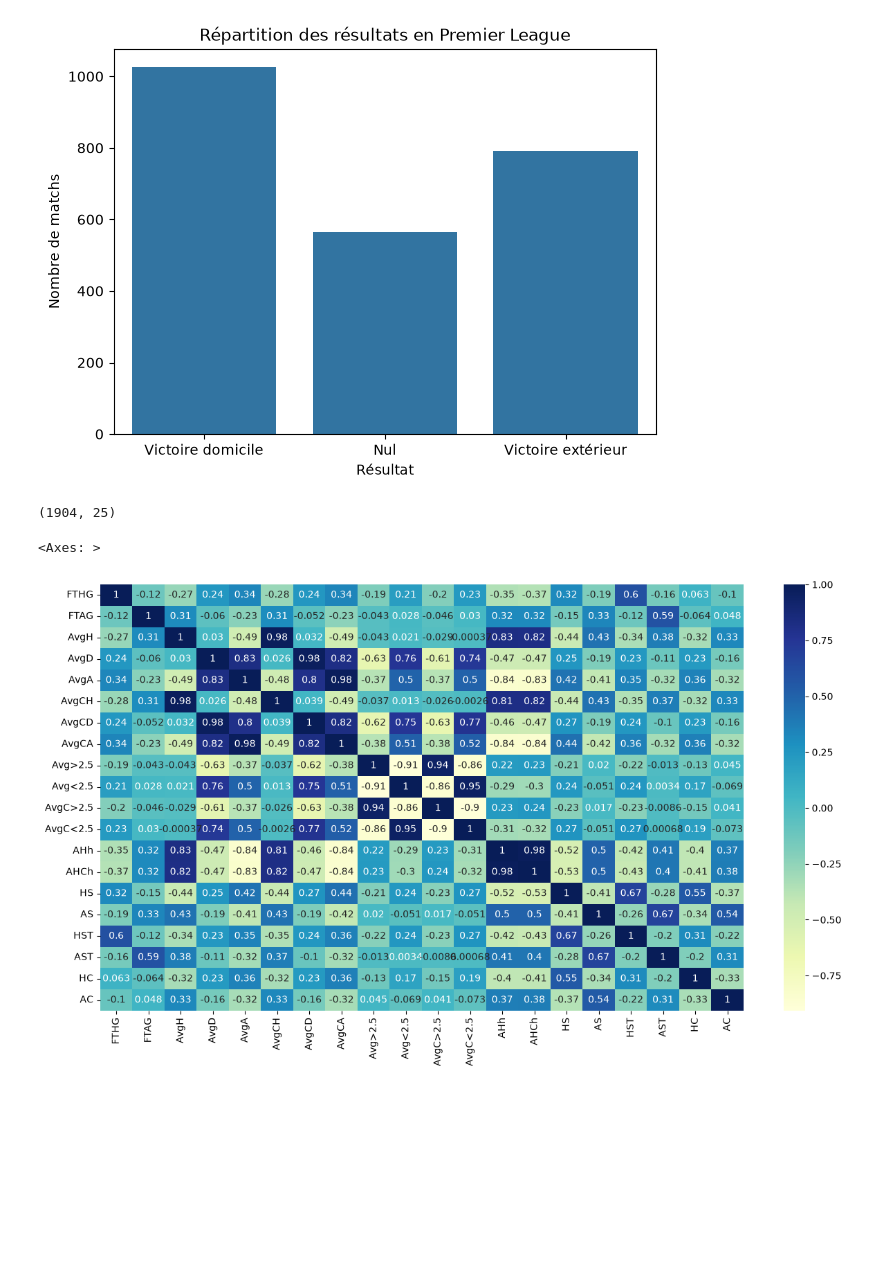
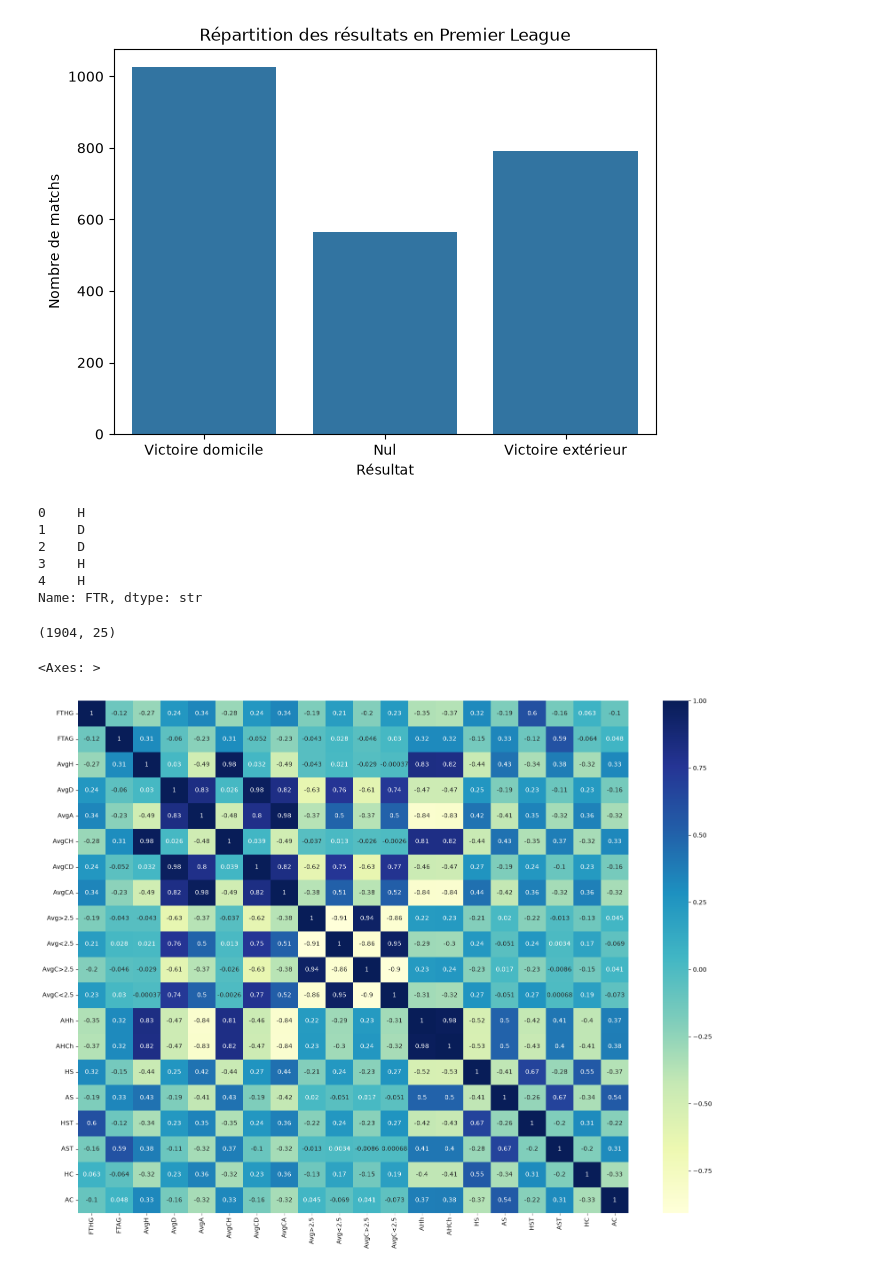
Before and after one commit to aymanzouaghi/premier-league-predictor, a Jupyter notebook: notebooks/main.ipynb, the cells around one changed output. Drawn from its saved outputs; the diff is of its cells as text; code cells hidden in the pictures; blank space fills up the shorter version.

```diff
--- a/notebooks/main.ipynb
+++ b/notebooks/main.ipynb
@@ -202,15 +204,23 @@ plt.show()
 from sklearn.model_selection import train_test_split
 X = df.drop(columns=["FTR"])
 y = df["FTR"]
+print(y.head())
 X_train, X_test, y_train, y_test = train_test_split(X, y, test_size=0.2, random_state=42)
+# %% [output]
+0    H
+1    D
+2    D
+3    H
+4    H
+Name: FTR, dtype: str
 # %%
 train_data = X_train.join(y_train)
 train_data.shape
 # %% [output]
 (1904, 25)
 # %%
-plt.figure(figsize=(15, 15))
+plt.figure(figsize=(15, 10))
 sns.heatmap(data=train_data.corr(numeric_only=True), annot=True, cmap="YlGnBu")
 # %% [output]
 <Axes: >
-[figure, old version]
+[figure, new version]
```
Also changed, not shown: parts of 3 cells of this notebook, 1 other file.
